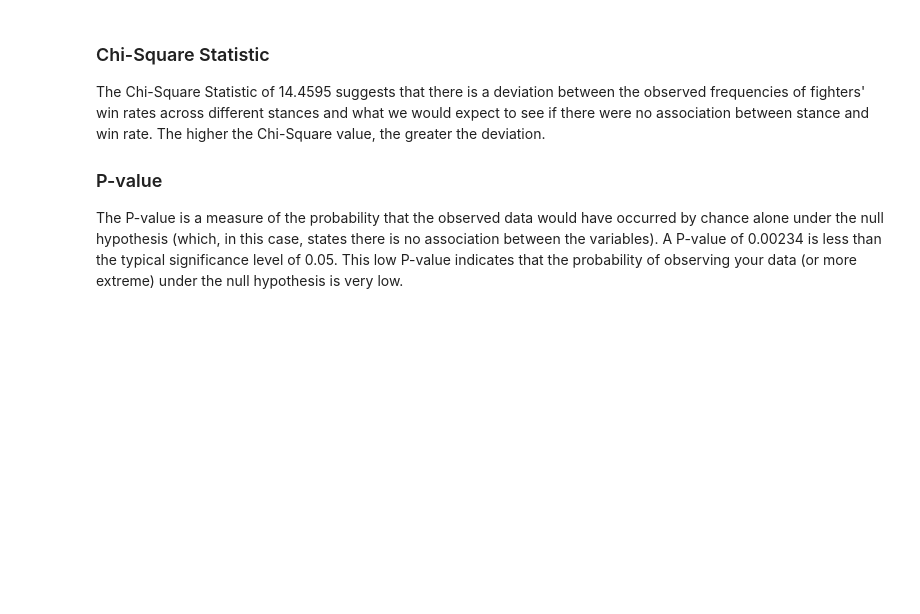
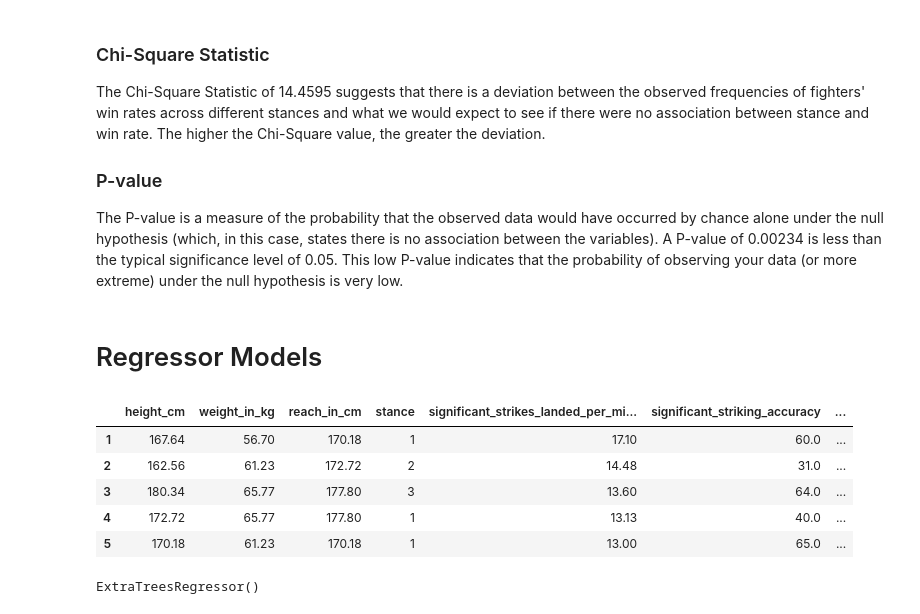
Before and after one commit to connor-hanan/ufc_predictive_model, a Jupyter notebook: .project_notebook.ipynb, the cells around one changed output. Saved outputs shown, nothing was run; the diff lists cells and outputs as text; code cells hidden in the pictures; blank space fills up the shorter version.

Commit message:
Update .project_notebook.ipynb
built regressor model as well as classifier models

```diff
--- a/.project_notebook.ipynb
+++ b/.project_notebook.ipynb
@@ -182,3 +185,23 @@ IQR = Q3 - Q1
 
 lower_bound = max(0, Q1 - 1.5 * IQR)
 upper_bound = Q3 + 1.5 * IQR
+# %% [markdown]
+# Regressor Models
+# %%
+from sklearn.preprocessing import LabelEncoder
+
+# Label encoder technique
+label_encoder = LabelEncoder()
+df['stance'] = label_encoder.fit_transform(df['stance'].astype(str))
+# %%
+d_df = pd.get_dummies(df)
+d_df = df.drop(columns=['wins', 'losses', 'draws', 'win_rate_cat']) # Need to encode stance to numerical values
+
+d_df.head()
+# %% [output]
+|  | height_cm | weight_in_kg | reach_in_cm | stance | significant_strikes_landed_per_mi... | significant_striking_accuracy | ... |
+| 1 | 167.64 | 56.70 | 170.18 | 1 | 17.10 | 60.0 | ... |
+| 2 | 162.56 | 61.23 | 172.72 | 2 | 14.48 | 31.0 | ... |
+| 3 | 180.34 | 65.77 | 177.80 | 3 | 13.60 | 64.0 | ... |
+| 4 | 172.72 | 65.77 | 177.80 | 1 | 13.13 | 40.0 | ... |
+| 5 | 170.18 | 61.23 | 170.18 | 1 | 13.00 | 65.0 | ... |
@@ -187,0 +217,5 @@ from sklearn.preprocessing import LabelEncoder
+# %%
+et_reg = ExtraTreesRegressor()
+et_reg.fit(X_train, y_train)
+# %% [output]
+ExtraTreesRegressor()
```
Also changed, not shown: parts of 18 cells of this notebook.
